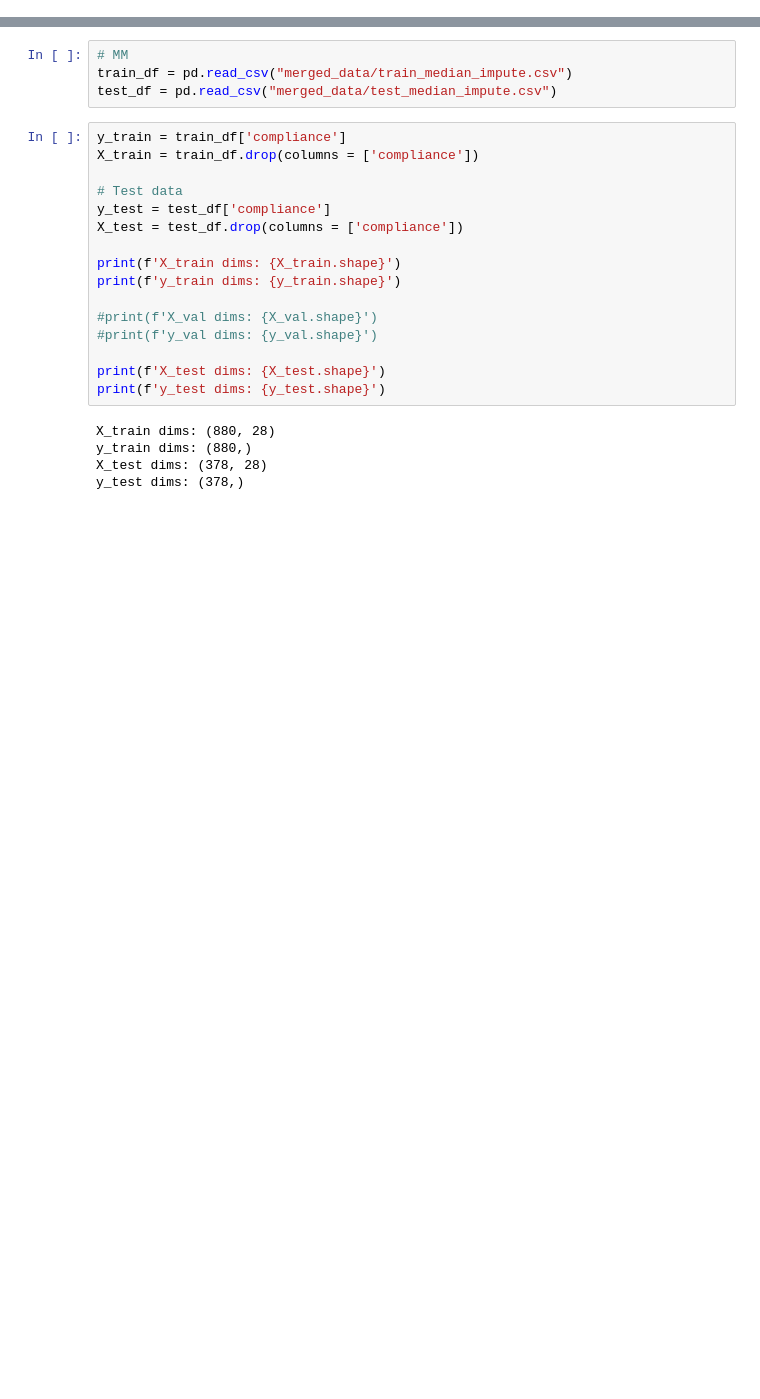
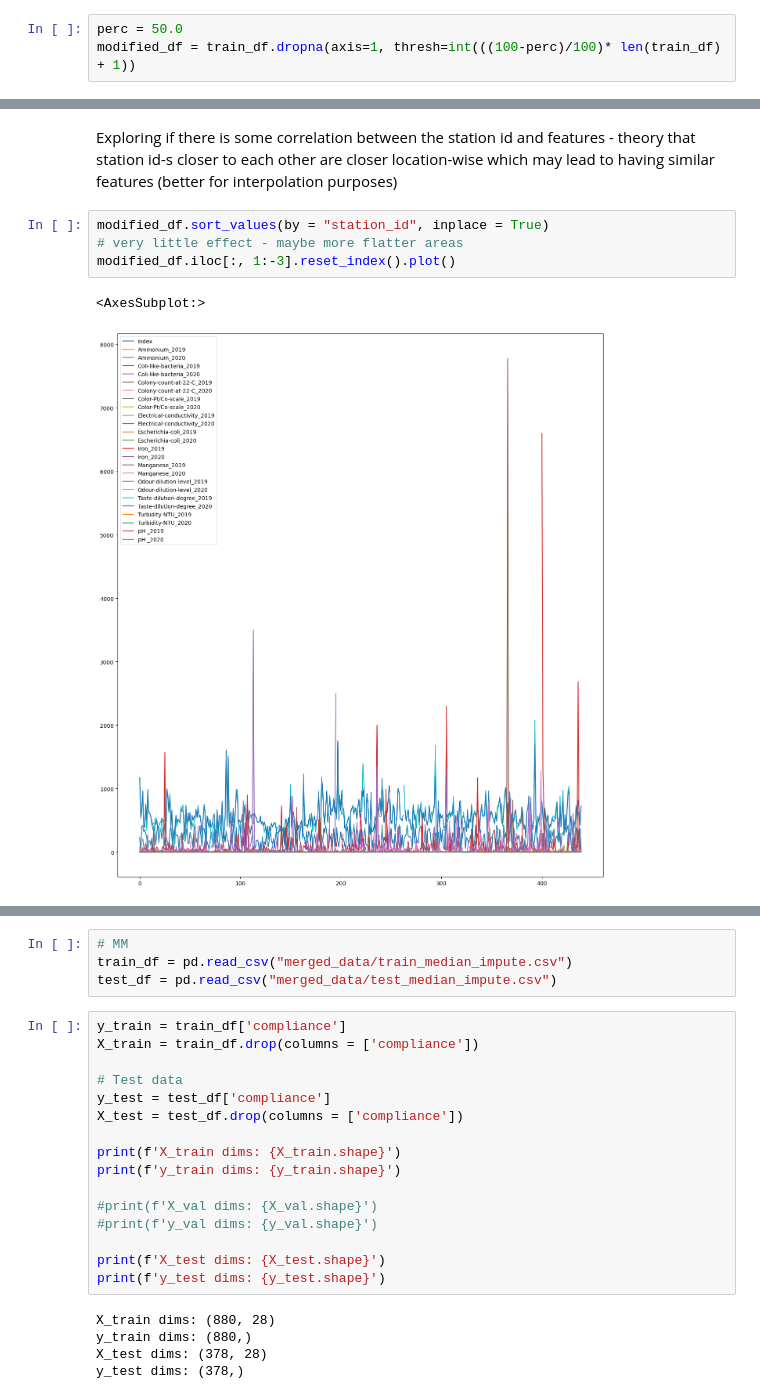
Before and after one commit to qetdr/xAutoML-Project1, a Jupyter notebook: project1_notebook.ipynb, the cells around one changed output, grey strips where cells are left out. Saved outputs shown, nothing was run; the diff lists cells and outputs as text; blank space fills up the shorter version.

```diff
--- a/project1_notebook.ipynb
+++ b/project1_notebook.ipynb
@@ -114,0 +192,3 @@ warnings.filterwarnings("ignore")
+# %%
+perc = 50.0
+modified_df = train_df.dropna(axis=1, thresh=int(((100-perc)/100)* len(train_df) + 1))
@@ -114,0 +199,9 @@ warnings.filterwarnings("ignore")
+# %% [markdown]
+Exploring if there is some correlation between the station id and features - theory that station id-s closer to each other are closer location-wise which may lead to having similar features (better for interpolation purposes)
+# %%
+modified_df.sort_values(by = "station_id", inplace = True)
+# very little effect - maybe more flatter areas
+modified_df.iloc[:, 1:-3].reset_index().plot()
+# %% [output]
+<AxesSubplot:>
+[figure, added]
```
Also changed, not shown: parts of 49 cells of this notebook, 32 other files.
